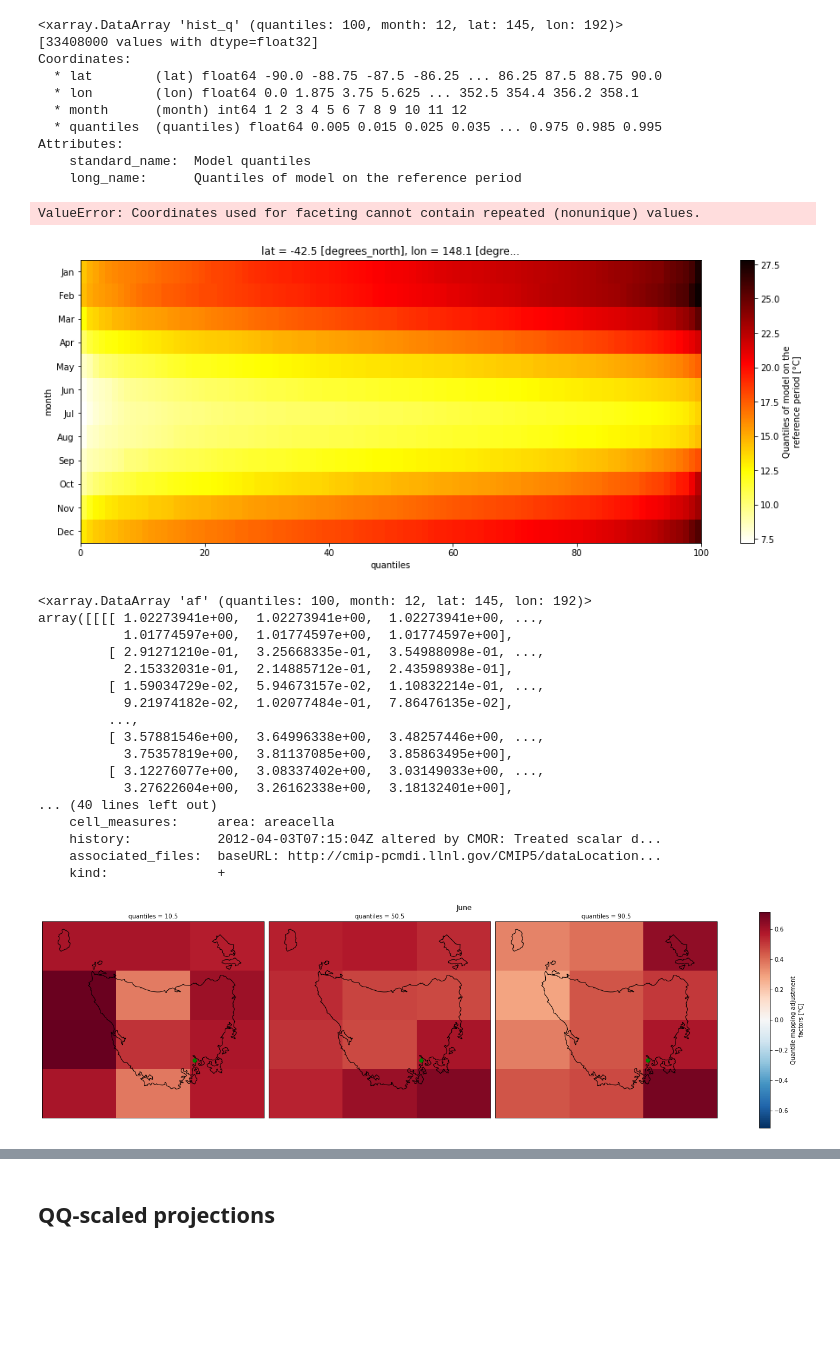
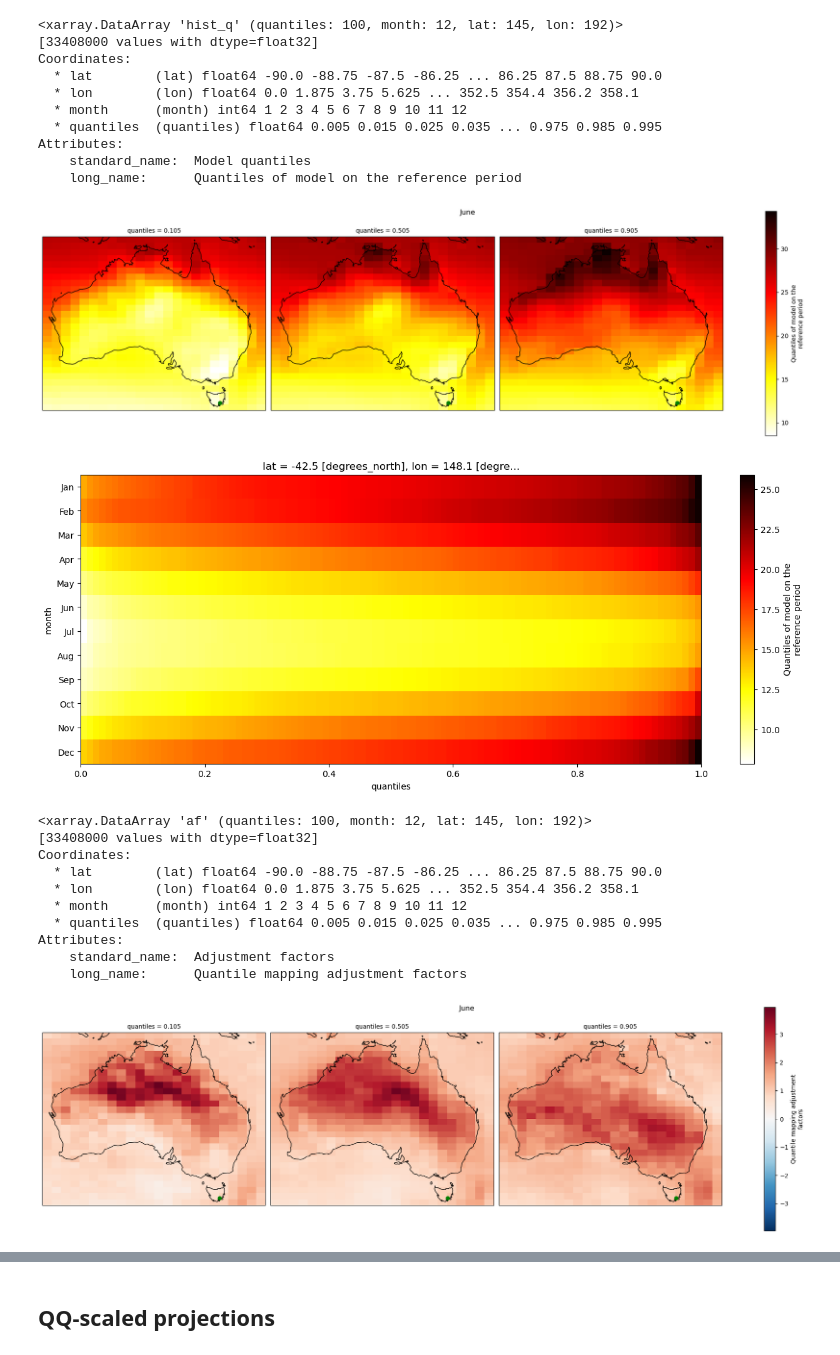
Before and after one commit to AusClimateService/qqscale, a Jupyter notebook: validation.ipynb, the cells around one changed output, grey strips where cells are left out. Drawn from its saved outputs; the diff is of its cells as text; code cells hidden in the pictures; blank space fills up the shorter version.

```diff
--- a/validation.ipynb
+++ b/validation.ipynb
@@ -52,6 +52,7 @@ model_name = 'ACCESS1-3'
 future_scenario = 'rcp45'
 model_run = 'r1i1p1'
 
+obs_time_bounds = ['1995-01-01', '2014-12-31']
 hist_time_bounds = ['1990-01-01', '2019-12-31']
 fut_time_bounds = ['2035-01-01', '2064-12-31']
 
@@ -78,7 +79,7 @@ output_file = '/g/data/wp00/dbi599/tasmax_day_AGCD-ACCESS1-3_rcp45_r1i1p1_202101
 ds_obs = read_data(
     obs_files,
     obs_var,
-    time_bounds=hist_time_bounds,
+    time_bounds=obs_time_bounds,
     input_units=obs_units,
     output_units=qq_units
 )
@@ -255,7 +258,7 @@ def quantile_spatial_plot(
 ):
     """Spatial plot of the 10th, 50th and 90th percentile"""
 
-    da_selection = da.sel({'quantiles': [10, 50, 90], 'month': month}, method='nearest')
+    da_selection = da.sel({'quantiles': [.1, .5, .9], 'month': month}, method='nearest')
     if lat_bounds:
         lat_min_obs, lat_max_obs = lat_bounds
         da_selection = da_selection.sel(lat=slice(lat_min_obs, lat_max_obs))
@@ -295,42 +298,35 @@ if 'lat' in qm.ds.dims:
         cmap='hot_r',
     )
 # %% [output]
-ValueError: Coordinates used for faceting cannot contain repeated (nonunique) values.
+[figure, added]
 # %%
-quantile_month_plot(qq_mapping.ds['hist_q'], cmap='hot_r', point=example_point)
+quantile_month_plot(qm.ds['hist_q'], cmap='hot_r', point=example_point)
 # %% [output]
-[figure, old version]
+[figure, new version]
 # %%
-qq_mapping.ds['af']
+qm.ds['af']
 # %% [output]
 <xarray.DataArray 'af' (quantiles: 100, month: 12, lat: 145, lon: 192)>
-array([[[[ 1.02273941e+00,  1.02273941e+00,  1.02273941e+00, ...,
-           1.01774597e+00,  1.01774597e+00,  1.01774597e+00],
-         [ 2.91271210e-01,  3.25668335e-01,  3.54988098e-01, ...,
-           2.15332031e-01,  2.14885712e-01,  2.43598938e-01],
-         [ 1.59034729e-02,  5.94673157e-02,  1.10832214e-01, ...,
-           9.21974182e-02,  1.02077484e-01,  7.86476135e-02],
-         ...,
-         [ 3.57881546e+00,  3.64996338e+00,  3.48257446e+00, ...,
-           3.75357819e+00,  3.81137085e+00,  3.85863495e+00],
-         [ 3.12276077e+00,  3.08337402e+00,  3.03149033e+00, ...,
-           3.27622604e+00,  3.26162338e+00,  3.18132401e+00],
-... (40 lines left out)
-    cell_measures:     area: areacella
-    history:           2012-04-03T07:15:04Z altered by CMOR: Treated scalar d...
-    associated_files:  baseURL: http://cmip-pcmdi.llnl.gov/CMIP5/dataLocation...
-    kind:              +
+[33408000 values with dtype=float32]
+Coordinates:
+  * lat        (lat) float64 -90.0 -88.75 -87.5 -86.25 ... 86.25 87.5 88.75 90.0
+  * lon        (lon) float64 0.0 1.875 3.75 5.625 ... 352.5 354.4 356.2 358.1
+  * month      (month) int64 1 2 3 4 5 6 7 8 9 10 11 12
+  * quantiles  (quantiles) float64 0.005 0.015 0.025 0.035 ... 0.975 0.985 0.995
+Attributes:
+    standard_name:  Adjustment factors
+    long_name:      Quantile mapping adjustment factors
 # %%
-if 'lat' in qq_mapping.ds.dims:
+if 'lat' in qm.ds.dims:
     quantile_spatial_plot(
-        qq_mapping.ds['af'],
+        qm.ds['af'],
         example_month,
         lat_bounds=[lat_min_obs, lat_max_obs],
         lon_bounds=[lon_min_obs, lon_max_obs],
         example_point=example_point,
         cmap='RdBu_r',
         diverging=True,
     )
 # %% [output]
-[figure, old version]
+[figure, new version]
 # %%
```
Also changed, not shown: parts of 22 cells of this notebook.
